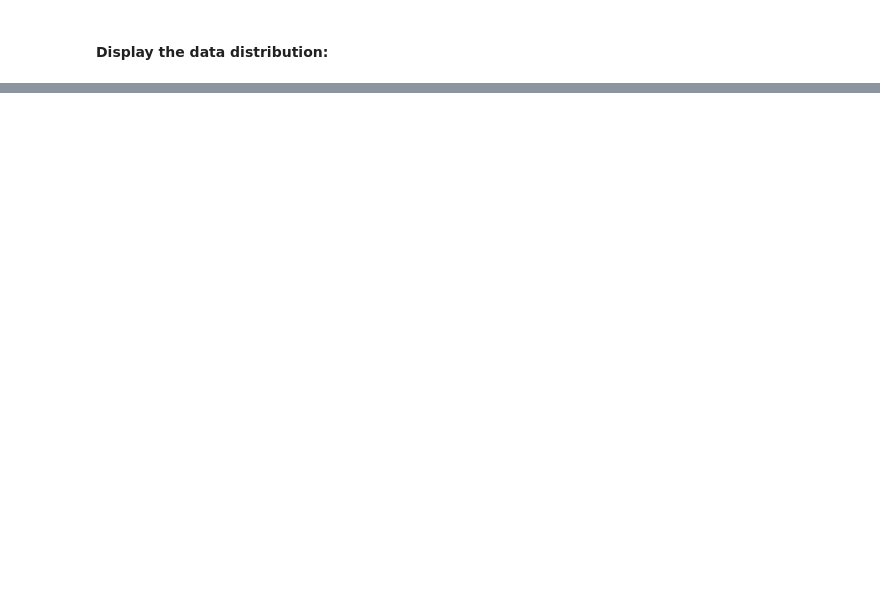
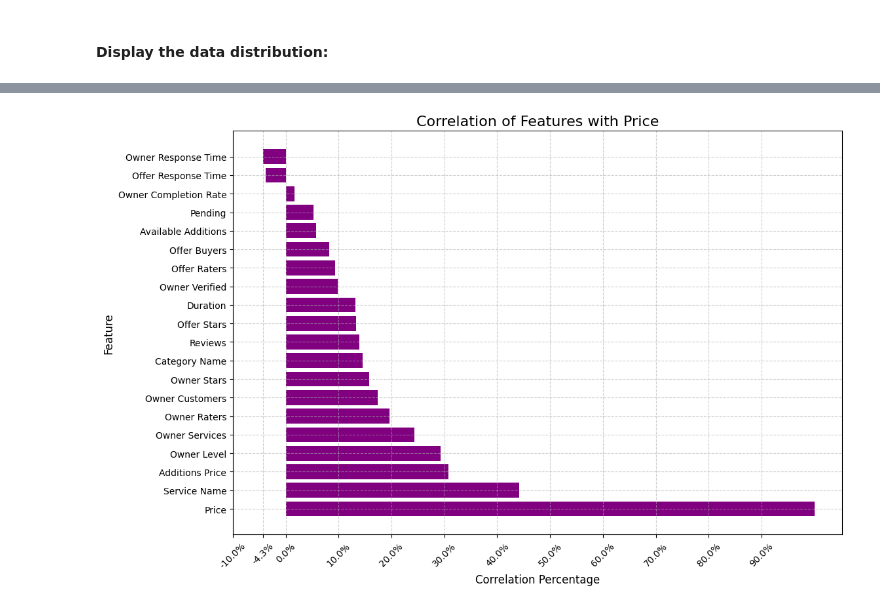
Before and after one commit to IsmaelMousa/khamsat-predictor, a Jupyter notebook: notebooks/eda.ipynb, the cells around one changed output, grey strips where cells are left out. Drawn from its saved outputs; the diff is of its cells as text; code cells hidden in the pictures; blank space fills up the shorter version.

```diff
--- a/notebooks/eda.ipynb
+++ b/notebooks/eda.ipynb
@@ -325,0 +708,23 @@ correlation["Price"].sort_values(ascending=False)
+# %%
+plt.figure(figsize=(12, 8))
+
+plt.barh(overall_correlation_df["Feature"], overall_correlation_df["Correlation"], color="purple")
+
+plt.title("Correlation of Features with Price", fontsize=16)
+plt.xlabel("Correlation Percentage", fontsize=12)
+plt.ylabel("Feature", fontsize=12)
+
+min_corr = overall_correlation_df["Correlation"].min()
+max_corr = overall_correlation_df["Correlation"].max()
+
+x_ticks = range(int(min_corr // 10) * 10, int(max_corr // 10) * 10 + 10, 10)
+
+if min_corr not in x_ticks:
+    x_ticks = [min_corr] + list(x_ticks)
+
+plt.xticks(ticks=x_ticks, labels=[f"{x:.1f}%" for x in x_ticks], rotation=45)
+plt.grid(alpha=0.6, linestyle="--")
+
+plt.show()
+# %% [output]
+[figure, added]
```
Also changed, not shown: parts of 47 cells of this notebook.
